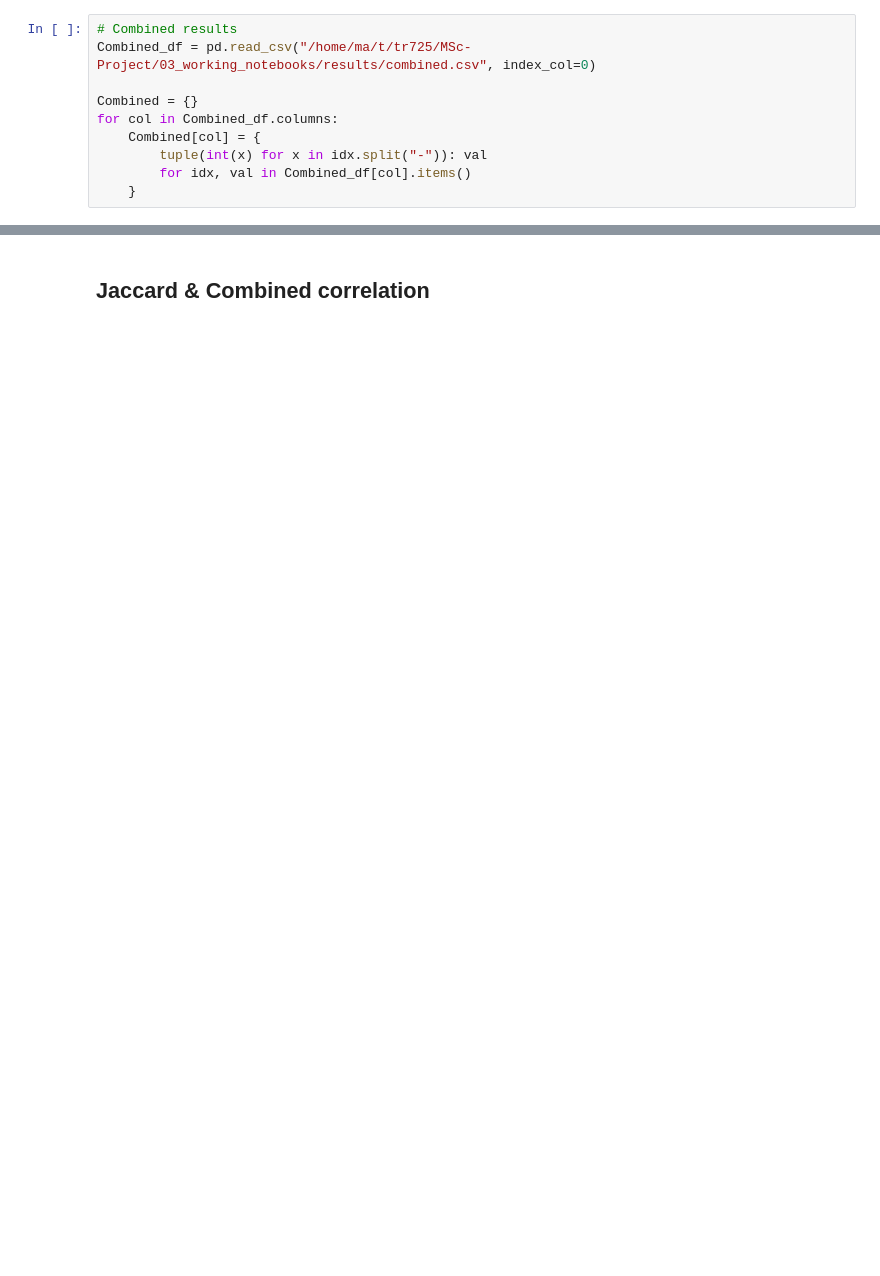
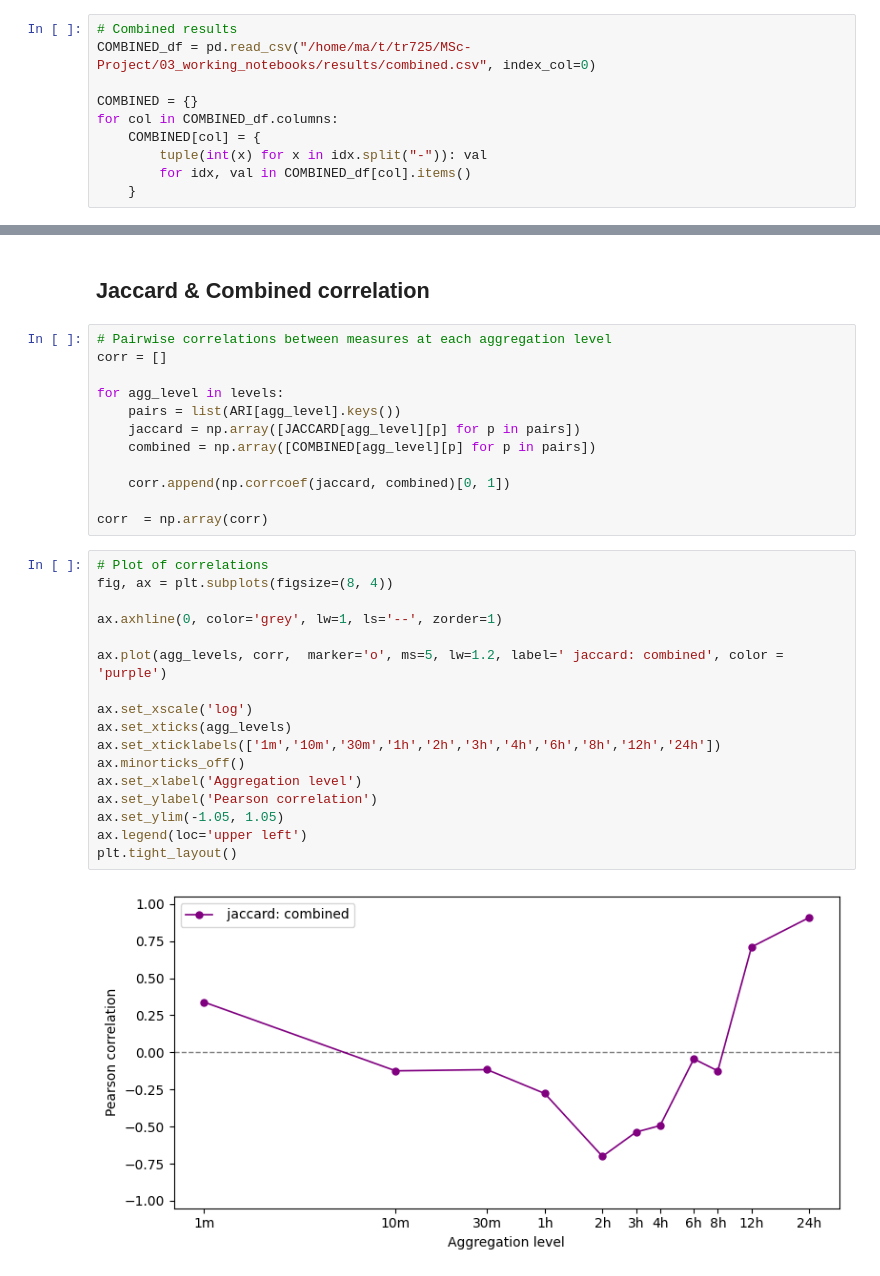
Before and after one commit to Tarun-Rajan99/MSc-Project, a Jupyter notebook: 03_working_notebooks/Phase2/combined&cross_analysis/correlation.ipynb, the cells around one changed output, grey strips where cells are left out. Cells and saved outputs as stored; diff of their text form; blank space fills up the shorter version.

```diff
--- a/03_working_notebooks/Phase2/combined&cross_analysis/correlation.ipynb
+++ b/03_working_notebooks/Phase2/combined&cross_analysis/correlation.ipynb
@@ -63,13 +64,13 @@ for col in PSI_df.columns:
 # Combined
 # %%
 # Combined results
-Combined_df = pd.read_csv("/home/ma/t/tr725/MSc-Project/03_working_notebooks/results/combined.csv", index_col=0)
+COMBINED_df = pd.read_csv("/home/ma/t/tr725/MSc-Project/03_working_notebooks/results/combined.csv", index_col=0)
 
-Combined = {}
-for col in Combined_df.columns:
-    Combined[col] = {
+COMBINED = {}
+for col in COMBINED_df.columns:
+    COMBINED[col] = {
         tuple(int(x) for x in idx.split("-")): val
-        for idx, val in Combined_df[col].items()
+        for idx, val in COMBINED_df[col].items()
     }
 # %% [markdown]
 # Correlations
@@ -115,2 +119,33 @@ plt.tight_layout()
 # %% [markdown]
 ## Jaccard & Combined correlation
+# %%
+# Pairwise correlations between measures at each aggregation level
+corr = []
+
+for agg_level in levels:
+    pairs = list(ARI[agg_level].keys())
+    jaccard = np.array([JACCARD[agg_level][p] for p in pairs])
+    combined = np.array([COMBINED[agg_level][p] for p in pairs])
+
+    corr.append(np.corrcoef(jaccard, combined)[0, 1])
+
+corr  = np.array(corr)
+# %%
+# Plot of correlations
+fig, ax = plt.subplots(figsize=(8, 4))
+
+ax.axhline(0, color='grey', lw=1, ls='--', zorder=1)
+
+ax.plot(agg_levels, corr,  marker='o', ms=5, lw=1.2, label=' jaccard: combined', color = 'purple')
+
+ax.set_xscale('log')
+ax.set_xticks(agg_levels)
+ax.set_xticklabels(['1m','10m','30m','1h','2h','3h','4h','6h','8h','12h','24h'])
+ax.minorticks_off()
+ax.set_xlabel('Aggregation level')
+ax.set_ylabel('Pearson correlation')
+ax.set_ylim(-1.05, 1.05)
+ax.legend(loc='upper left')
+plt.tight_layout()
+# %% [output]
+[figure, added]
```
Also changed, not shown: parts of 3 cells of this notebook, 1 other file.
